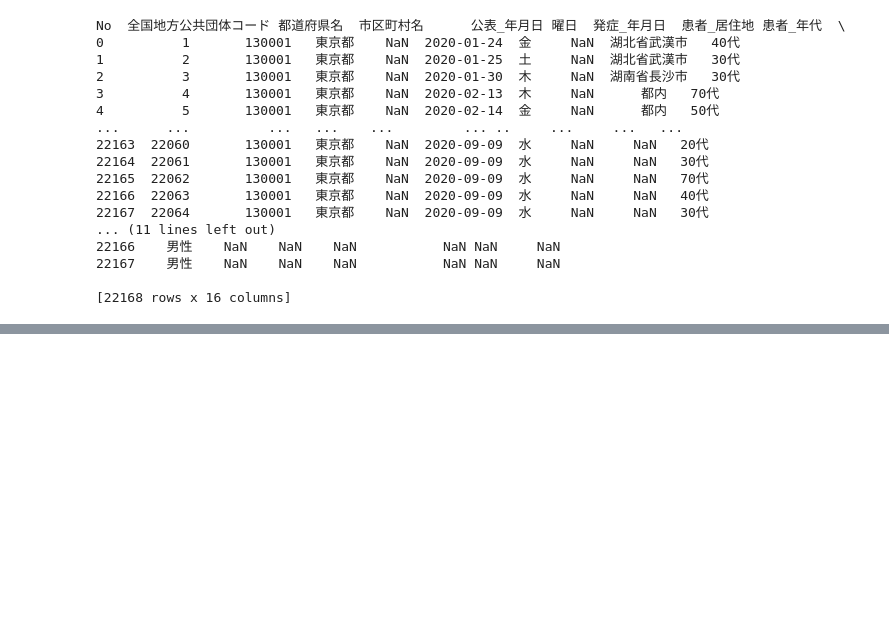
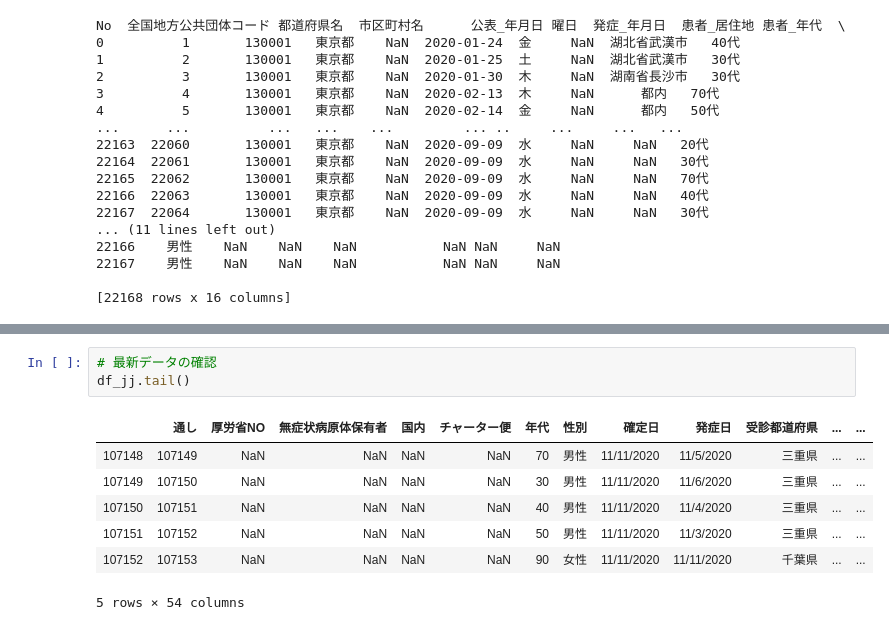
Before and after one commit to k16kgw/covid19, a Jupyter notebook: tokyo/week.ipynb, the cells around one changed output, grey strips where cells are left out. Drawn from its saved outputs; the diff is of its cells as text; blank space fills up the shorter version.

```diff
--- a/tokyo/week.ipynb
+++ b/tokyo/week.ipynb
@@ -196,0 +214,11 @@ No  全国地方公共団体コード 都道府県名  市区町村名      公
+# %%
+# 最新データの確認
+df_jj.tail()
+# %% [output]
+|  | 通し | 厚労省NO | 無症状病原体保有者 | 国内 | チャーター便 | 年代 | 性別 | 確定日 | 発症日 | 受診都道府県 | ... | ... |
+| 107148 | 107149 | NaN | NaN | NaN | NaN | 70 | 男性 | 11/11/2020 | 11/5/2020 | 三重県 | ... | ... |
+| 107149 | 107150 | NaN | NaN | NaN | NaN | 30 | 男性 | 11/11/2020 | 11/6/2020 | 三重県 | ... | ... |
+| 107150 | 107151 | NaN | NaN | NaN | NaN | 40 | 男性 | 11/11/2020 | 11/4/2020 | 三重県 | ... | ... |
+| 107151 | 107152 | NaN | NaN | NaN | NaN | 50 | 男性 | 11/11/2020 | 11/3/2020 | 三重県 | ... | ... |
+| 107152 | 107153 | NaN | NaN | NaN | NaN | 90 | 女性 | 11/11/2020 | 11/11/2020 | 千葉県 | ... | ... |
+5 rows × 54 columns
```
Also changed, not shown: parts of 5 cells of this notebook, 2 other files.
